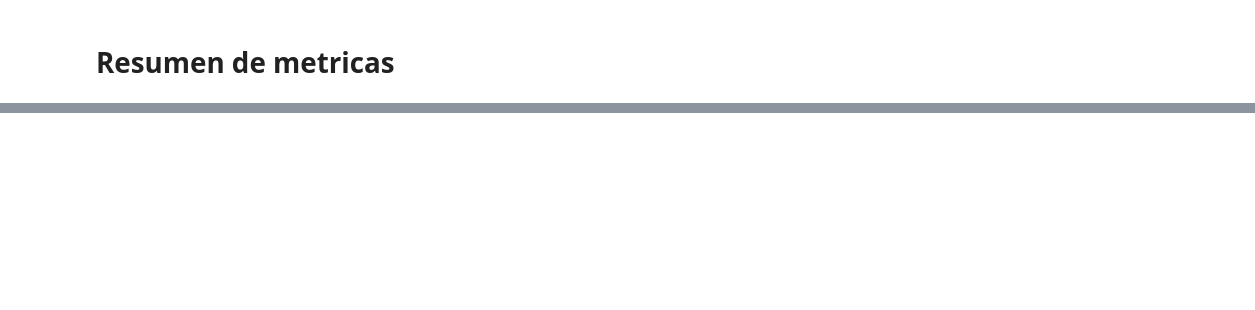
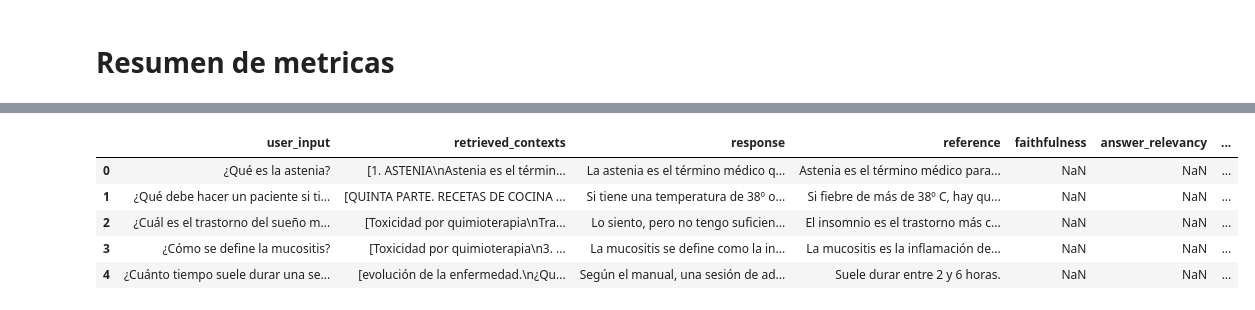
Before and after one commit to MamenCortes/RAGChatBot, a Jupyter notebook: notebooks/RAG-evaluation.ipynb, the cells around one changed output, grey strips where cells are left out. Saved outputs shown, nothing was run; the diff lists cells and outputs as text; code cells hidden in the pictures; blank space fills up the shorter version.

```diff
--- a/notebooks/RAG-evaluation.ipynb
+++ b/notebooks/RAG-evaluation.ipynb
@@ -958,0 +1326,18 @@ manual_eval_df.to_csv(
+# %%
+ragas_df = final_df.copy()
+
+ragas_df["contexts"] = ragas_df["contexts"].apply(ensure_list_of_strings)
+
+ragas_input_df = ragas_df[
+    ["question", "answer", "contexts", "ground_truth"]
+].copy()
+
+ragas_input_df = ragas_input_df.rename(
+    columns={
+        "question": "user_input",
+        "answer": "response",
+        "ground_truth": "reference",
+    }
+)
+
+dataset = Dataset.from_pandas(ragas_input_df, preserve_index=False)
@@ -958,0 +1372,40 @@ manual_eval_df.to_csv(
+# %%
+import os
+from langchain_openai import ChatOpenAI
+from langchain_community.embeddings import HuggingFaceEmbeddings
+from ragas import evaluate
+from ragas.metrics import (
+    faithfulness,
+    answer_relevancy,
+    context_precision,
+    context_recall,
+    answer_correctness,
+)
+
+llm = ChatOpenAI(
+    model="gpt-4o-mini",
+    temperature=0,
+)
+
+embeddings = HuggingFaceEmbeddings(
+    model_name=embedding_model,
+    model_kwargs={"device": "cpu"},
+    encode_kwargs={"normalize_embeddings": True},
+)
+
+results = evaluate(
+    dataset,
+    metrics=[
+        faithfulness,
+        answer_relevancy,
+        context_precision,
+        context_recall,
+        answer_correctness,
+    ],
+    llm=llm,
+    embeddings=embeddings,
+)
+
+results_df = results.to_pandas()
+results_df.head()
+# %% [output]
@@ -958,0 +1429,6 @@ manual_eval_df.to_csv(
+|  | user_input | retrieved_contexts | response | reference | faithfulness | answer_relevancy | ... |
+| 0 | ¿Qué es la astenia? | [1. ASTENIA\nAstenia es el términ... | La astenia es el término médico q... | Astenia es el término médico para... | NaN | NaN | ... |
+| 1 | ¿Qué debe hacer un paciente si ti... | [QUINTA PARTE. RECETAS DE COCINA ... | Si tiene una temperatura de 38º o... | Si fiebre de más de 38º C, hay qu... | NaN | NaN | ... |
+| 2 | ¿Cuál es el trastorno del sueño m... | [Toxicidad por quimioterapia\nTra... | Lo siento, pero no tengo suficien... | El insomnio es el trastorno más c... | NaN | NaN | ... |
+| 3 | ¿Cómo se define la mucositis? | [Toxicidad por quimioterapia\n3. ... | La mucositis se define como la in... | La mucositis es la inflamación de... | NaN | NaN | ... |
+| 4 | ¿Cuánto tiempo suele durar una se... | [evolución de la enfermedad.\n¿Qu... | Según el manual, una sesión de ad... | Suele durar entre 2 y 6 horas. | NaN | NaN | ... |
```
Also changed, not shown: parts of 45 cells of this notebook, 23 other files.
